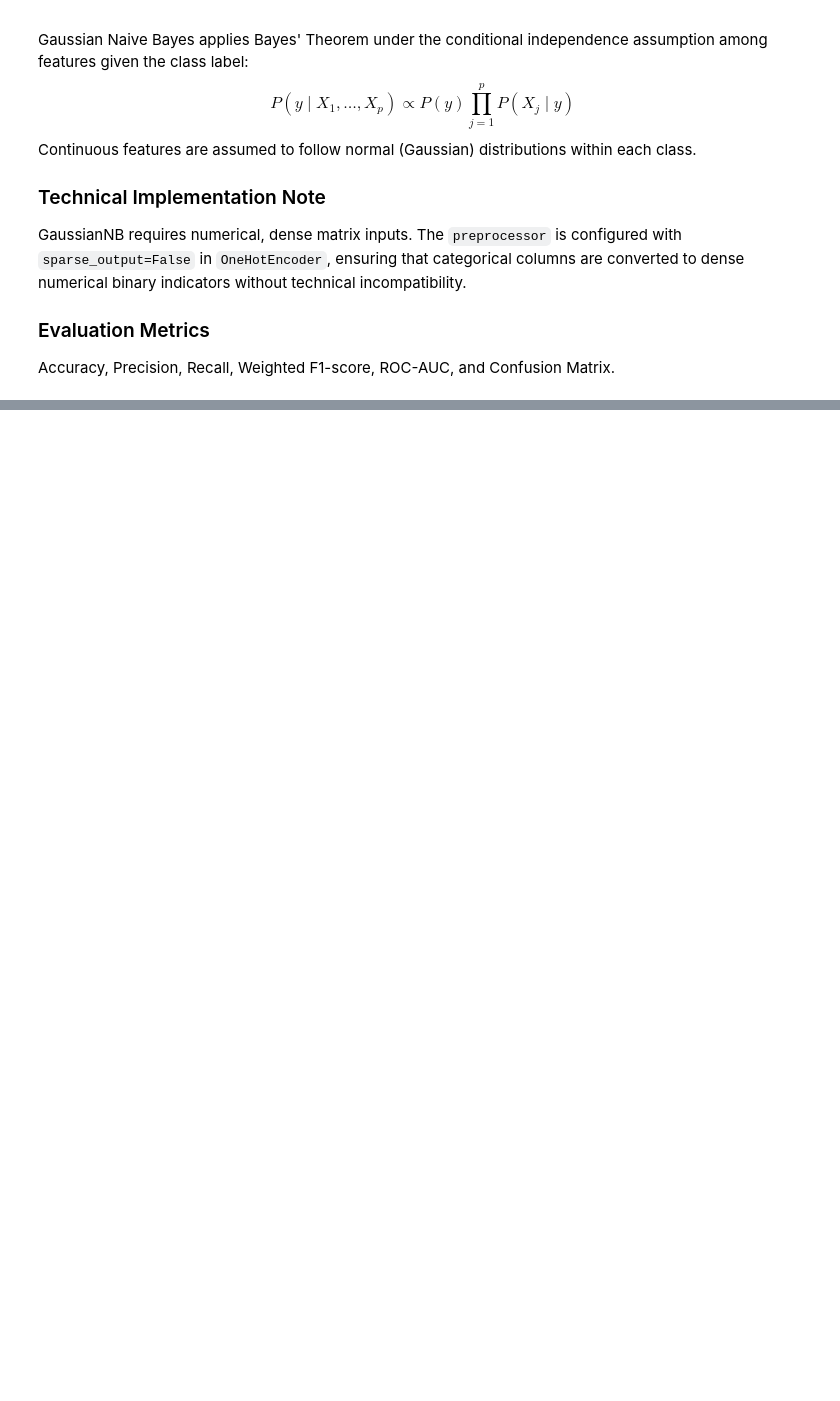
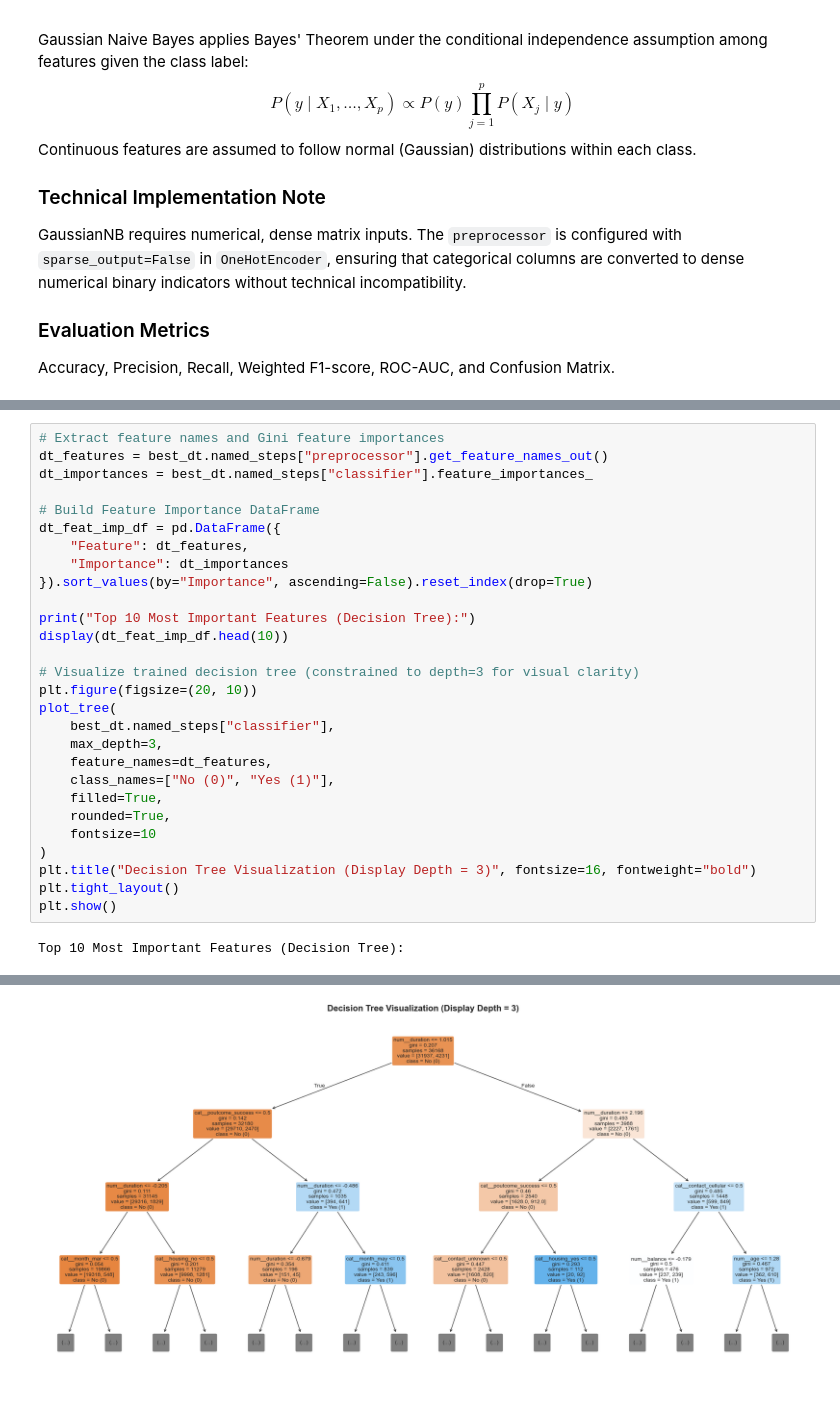
Before and after one commit to Sanjay1266/ML_Case_study, a Jupyter notebook: notebooks/classification.ipynb, the cells around one changed output, grey strips where cells are left out. Drawn from its saved outputs; the diff is of its cells as text; blank space fills up the shorter version.

Commit message:
Added decision tree and SVC

```diff
--- a/notebooks/classification.ipynb
+++ b/notebooks/classification.ipynb
@@ -854,0 +980,30 @@ evaluate_classifier(gnb_pipeline, X_test, y_test, "Gaussian Naive Bayes")
+# %%
+# Extract feature names and Gini feature importances
+dt_features = best_dt.named_steps["preprocessor"].get_feature_names_out()
+dt_importances = best_dt.named_steps["classifier"].feature_importances_
+
+# Build Feature Importance DataFrame
+dt_feat_imp_df = pd.DataFrame({
+    "Feature": dt_features,
+    "Importance": dt_importances
+}).sort_values(by="Importance", ascending=False).reset_index(drop=True)
+
+print("Top 10 Most Important Features (Decision Tree):")
+display(dt_feat_imp_df.head(10))
+
+# Visualize trained decision tree (constrained to depth=3 for visual clarity)
+plt.figure(figsize=(20, 10))
+plot_tree(
+    best_dt.named_steps["classifier"],
+    max_depth=3,
+    feature_names=dt_features,
+    class_names=["No (0)", "Yes (1)"],
+    filled=True,
+    rounded=True,
+    fontsize=10
+)
+plt.title("Decision Tree Visualization (Display Depth = 3)", fontsize=16, fontweight="bold")
+plt.tight_layout()
+plt.show()
+# %% [output]
+Top 10 Most Important Features (Decision Tree):
@@ -854,0 +1021 @@ evaluate_classifier(gnb_pipeline, X_test, y_test, "Gaussian Naive Bayes")
+[figure, added]
```
Also changed, not shown: parts of 39 cells of this notebook.
